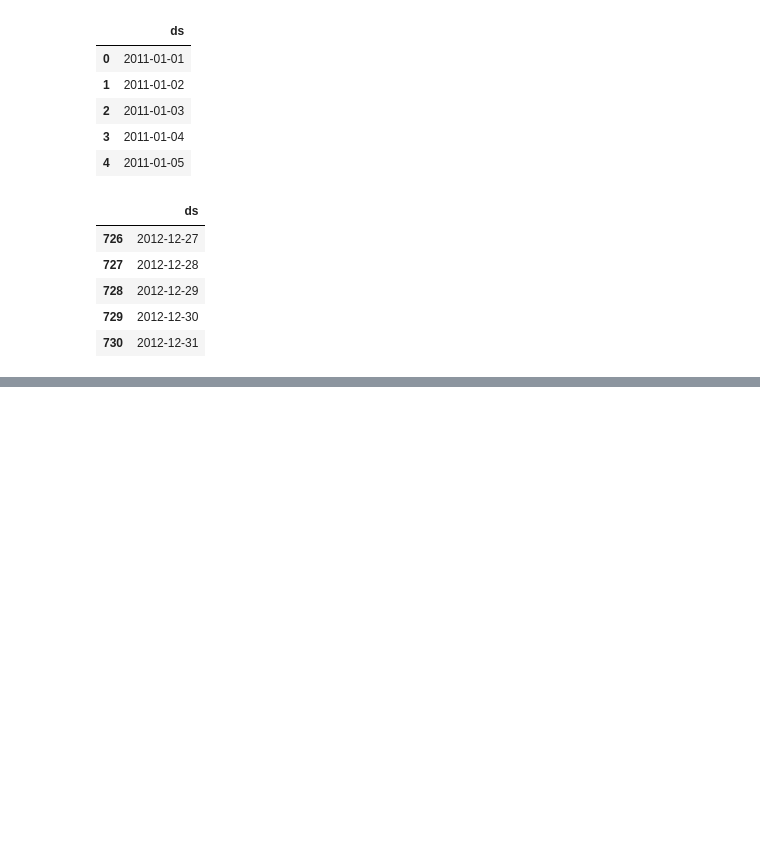
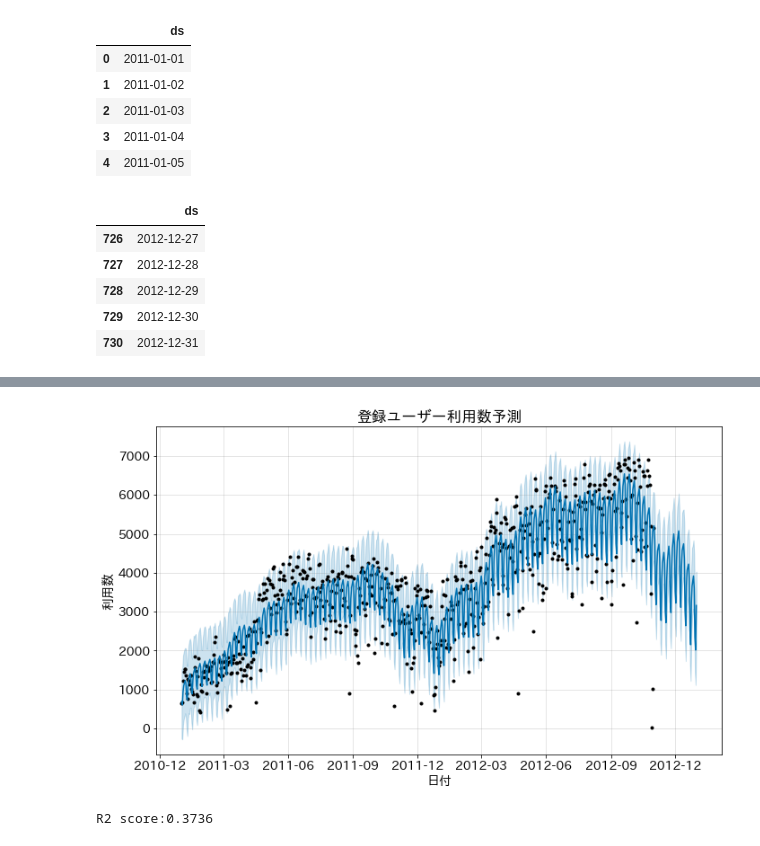
Before and after one commit to hirokimituya/book_create-profitable-AI-with-Python, a Jupyter notebook: ch05_03_bike_sharing.ipynb, the cells around one changed output, grey strips where cells are left out. Saved outputs shown, nothing was run; the diff lists cells and outputs as text; code cells hidden in the pictures; blank space fills up the shorter version.

```diff
--- a/ch05_03_bike_sharing.ipynb
+++ b/ch05_03_bike_sharing.ipynb
@@ -198,0 +208,31 @@ fcst1 = m1.predict(future1)
+# %%
+# 訓練データ・検証データ全体のグラフ化
+fig, ax = plt.subplots(figsize=(10, 6))
+
+# 予測結果のグラフ表示（prophetの関数）
+m1.plot(fcst1, ax=ax)
+
+# タイトル設定など
+ax.set_title('登録ユーザー利用数予測')
+ax.set_xlabel('日付')
+ax.set_ylabel('利用数')
+
+# グラフ表示
+plt.show()
+# %% [output]
+[figure, added]
+# %%
+# ypred1: fcst1から予測部分のみ抽出する
+ypred1 = fcst1[-61:][['yhat']].values
+
+# ytest1: 予測期間中の正解データ
+ytest1 = x_test['y'].values
+
+# R2値の計算
+from sklearn.metrics import r2_score
+score = r2_score(ytest1, ypred1)
+
+# 結果確認
+print(f'R2 score:{score:.4f}')
+# %% [output]
+R2 score:0.3736
```
Also changed, not shown: parts of 12 cells of this notebook.
